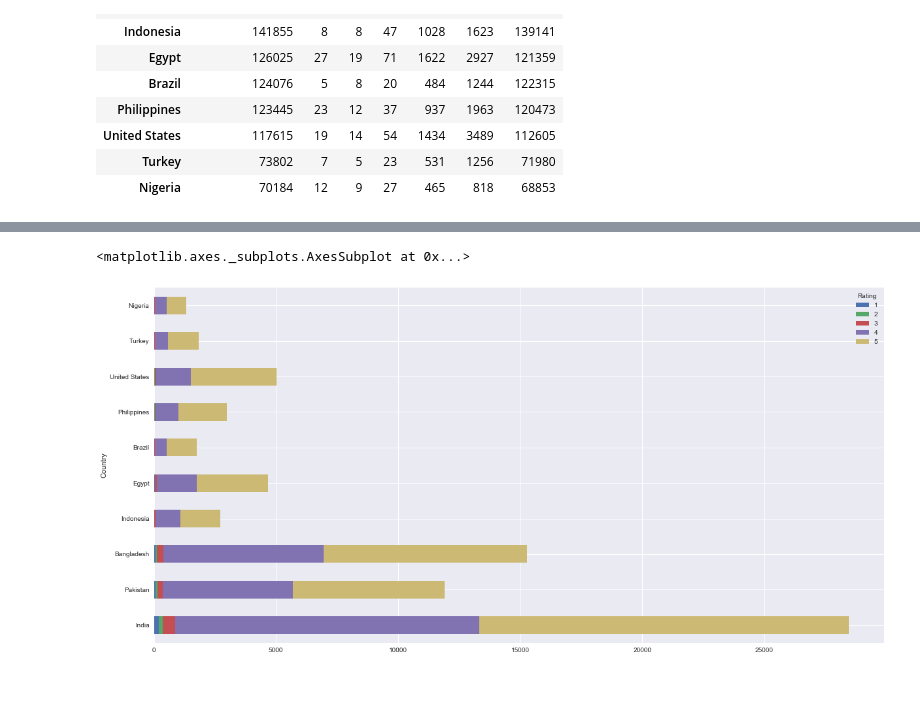
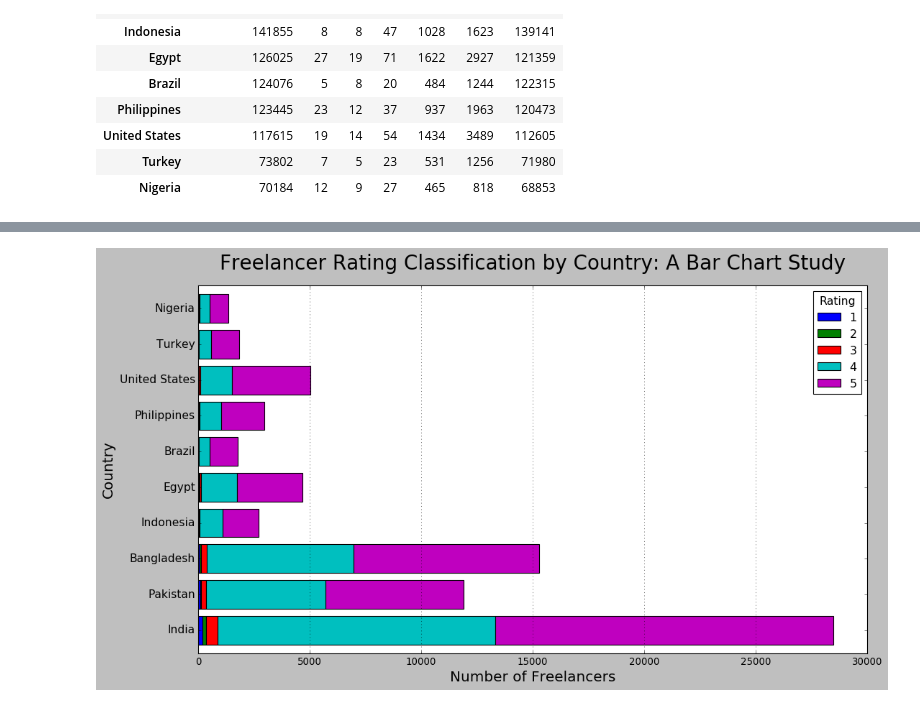
Before and after one commit to Pratham-Chauhan/scrape-freelancers-info, a Jupyter notebook: Freelancer Population by Country (complete).ipynb, the cells around one changed output, grey strips where cells are left out. Cells and saved outputs as stored; diff of their text form; code cells hidden in the pictures.

Commit message:
Did More Analysis and Visualization about no of freelancers by their ratings and country, bar chart, pie chart

```diff
--- a/Freelancer Population by Country (complete).ipynb
+++ b/Freelancer Population by Country (complete).ipynb
@@ -235,3 +236,9 @@ df3 = df3.rename(columns={0:'Total Freelancers'})
 | United States | 117615 | 19 | 14 | 54 | 1434 | 3489 | 112605 |
 | Turkey | 73802 | 7 | 5 | 23 | 531 | 1256 | 71980 |
 | Nigeria | 70184 | 12 | 9 | 27 | 465 | 818 | 68853 |
+# %%
+import pandas as pd
+df3 = pd.read_csv('freelancer_by_rank.csv', index_col='Country')
+# rating that is 1 or up
+df3['≥1'] = df3.iloc[:, 2:].sum(axis=1)
+df3
@@ -238,8 +282,36 @@ df3 = df3.rename(columns={0:'Total Freelancers'})
 # %%
-%matplotlib inline
-import matplotlib.pyplot as plt
-plt.style.use('seaborn')
-df3[df3.columns.difference(['Total Freelancers','<1'])].plot.barh(stacked=True,figsize=(20,10))
+# plt.style.use('classic')
+from matplotlib.ticker import FuncFormatter
+IPython_default = plt.rcParams.copy()
+
+ax = df3[df3.columns.difference(['Total Freelancers','<1','≥1'])].plot.barh(stacked=True,figsize=(15,8),width=0.8)
+
+
+
+ax.yaxis.label.set_size(18)
+plt.xlabel("Number of Freelancers", fontsize=18)
+
+
+# Alternative Title by ChatGPT
+#"Country-wise Freelancer Rating Distribution"
+# 'Freelancer by Rating'
+# "Freelancer Rating Classification by Country: A Bar Chart Study"
+tt ="Freelancer Rating Classification by Country: A Bar Chart Study"
+plt.title(tt,fontsize=25,pad=20.0)
+
+
+
+plt.grid(True, axis='x')
+plt.legend(title="Rating")
+
+plt.rc('ytick', labelsize=14)
+plt.rc('legend', title_fontsize= 14)
+
+# convert xticks units to million
+# millions = lambda x, pos: '%1.1fM'%(x/(10**6))
+# ax.xaxis.set_major_formatter(FuncFormatter(millions))
+
+
+ax.figure.savefig("Top Freelancer Distribution by Country 1",dpi=200)
 # %% [output]
-<matplotlib.axes._subplots.AxesSubplot at 0x...>
-[figure, old version]
+[figure, new version]
```
Also changed, not shown: parts of 8 cells of this notebook, 5 other files.
